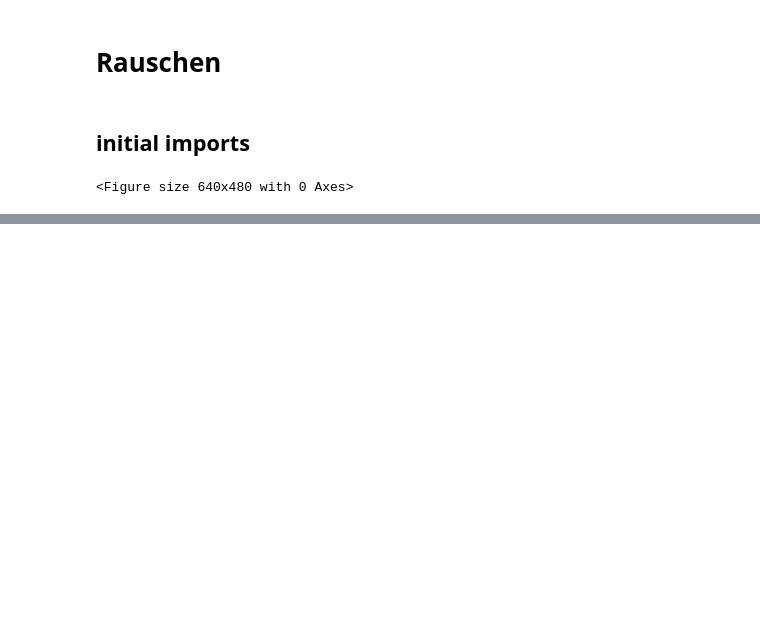
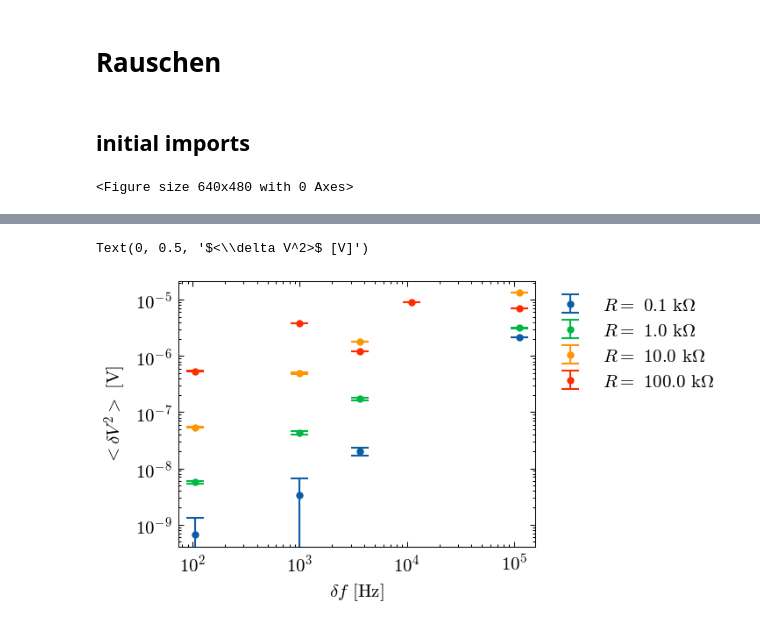
Before and after one commit to emhl/FP2, a Jupyter notebook: rauschen.ipynb, the cells around one changed output, grey strips where cells are left out. Cells and saved outputs as stored; diff of their text form; code cells hidden in the pictures; blank space fills up the shorter version.

```diff
--- a/rauschen.ipynb
+++ b/rauschen.ipynb
@@ -36,0 +103,19 @@ os.makedirs(outdir, exist_ok=True)
+# %%
+# over df
+plt.figure()
+dat = dat1[0:5]
+y0 =  dv2n(ua(dat['V mV'],dat[f'uV']), 600, dat['g2'])
+for i in range(1,5):
+    dat = dat1[5*i:5*(i+1)]
+    v = ua(dat['V mV'],dat[f'uV'])
+    y = dv2n(v, 600, dat['g2'])
+    r = dat['R Ohm'].mean()*1e-3
+    plt.errorbar(dat['df kHz'],nv(y)-nv(y0),yerr=sd(y),fmt='.',label=f'$R=$ {round(r,1)} k$\Omega$')
+plt.legend(loc='upper left', bbox_to_anchor=(1, 1))
+plt.xscale('log')
+plt.yscale('log')
+plt.xlabel('$\delta f$ [Hz]')
+plt.ylabel('$<\delta V^2>$ [V]')
+# %% [output]
+Text(0, 0.5, '$<\\delta V^2>$ [V]')
+[figure, added]
```
Also changed, not shown: parts of 12 cells of this notebook, 3 other files.
